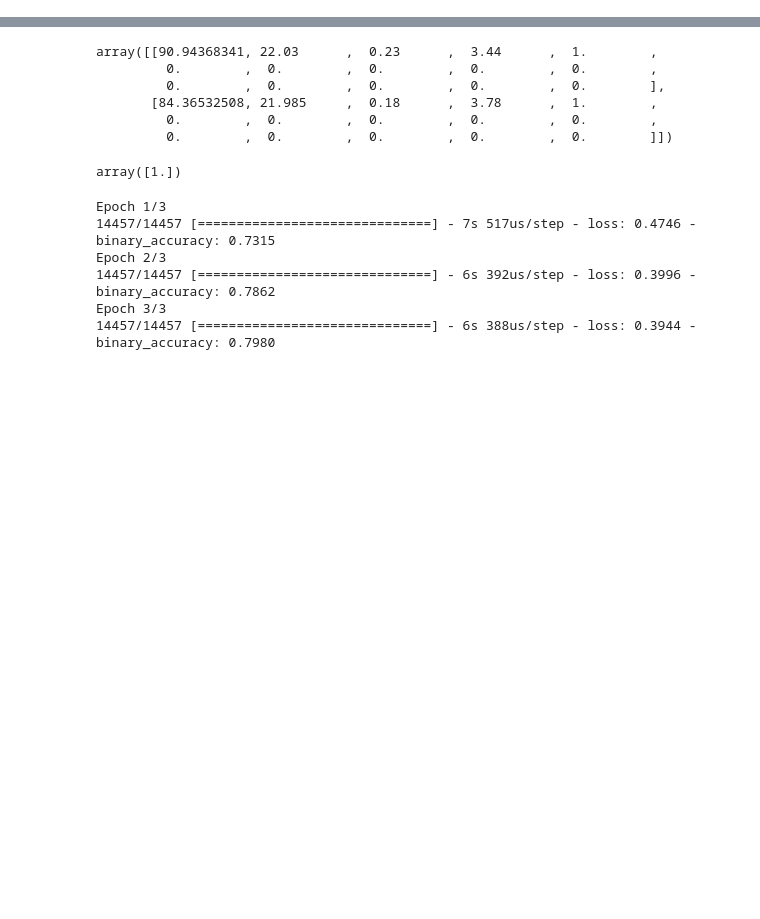
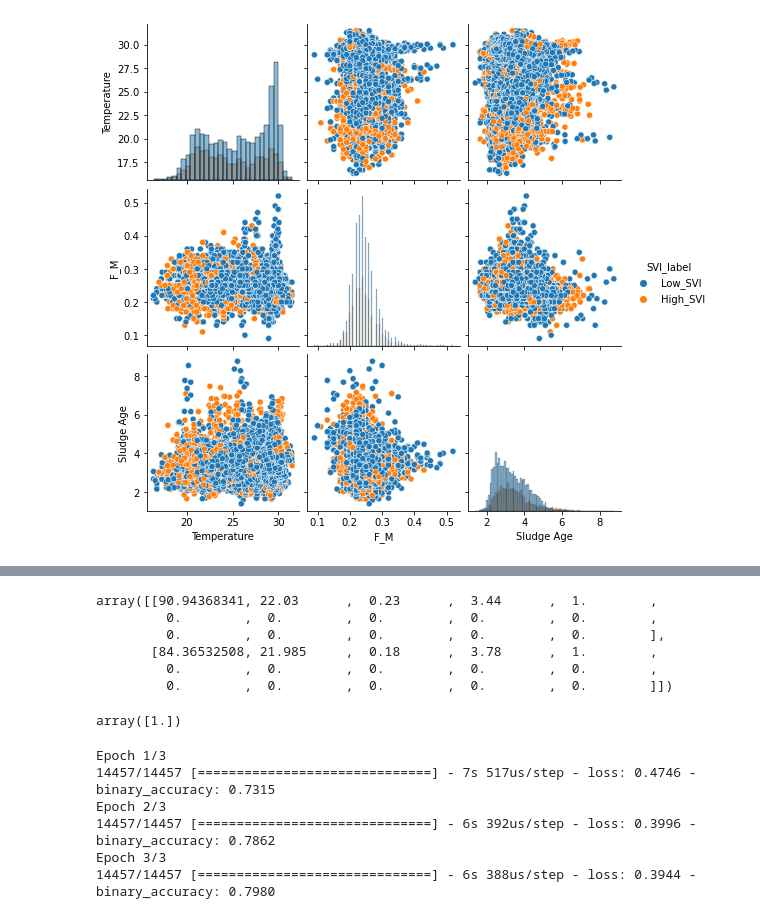
Before and after one commit to efratkohen/Project, a Jupyter notebook: join svi data and sludge age, F_M and temperature.ipynb, the cells around one changed output, grey strips where cells are left out. Drawn from its saved outputs; the diff is of its cells as text; code cells hidden in the pictures; blank space fills up the shorter version.

Commit message:
add eda graph and calculations

```diff
--- a/join svi data and sludge age, F_M and temperature.ipynb
+++ b/join svi data and sludge age, F_M and temperature.ipynb
@@ -66,0 +91,5 @@ reactor_list[0]
+# %%
+join_all = reactor_list[0]
+for i in range(4):
+    if i>0:
+        join_all = pd.concat([join_all, reactor_list[i]])
@@ -66,0 +113,3 @@ reactor_list[0]
+# %%
+join_all["SVI_label"] = np.where(join_all['SVI']>150, 'High_SVI', 'Low_SVI')
+join_all = join_all.drop(columns=['SVI'])
@@ -66,0 +133,4 @@ reactor_list[0]
+# %%
+_=sns.pairplot(join_all, diag_kind="hist", hue ='SVI_label' )
+# %% [output]
+[figure, added]
```
Also changed, not shown: parts of 16 cells of this notebook.
